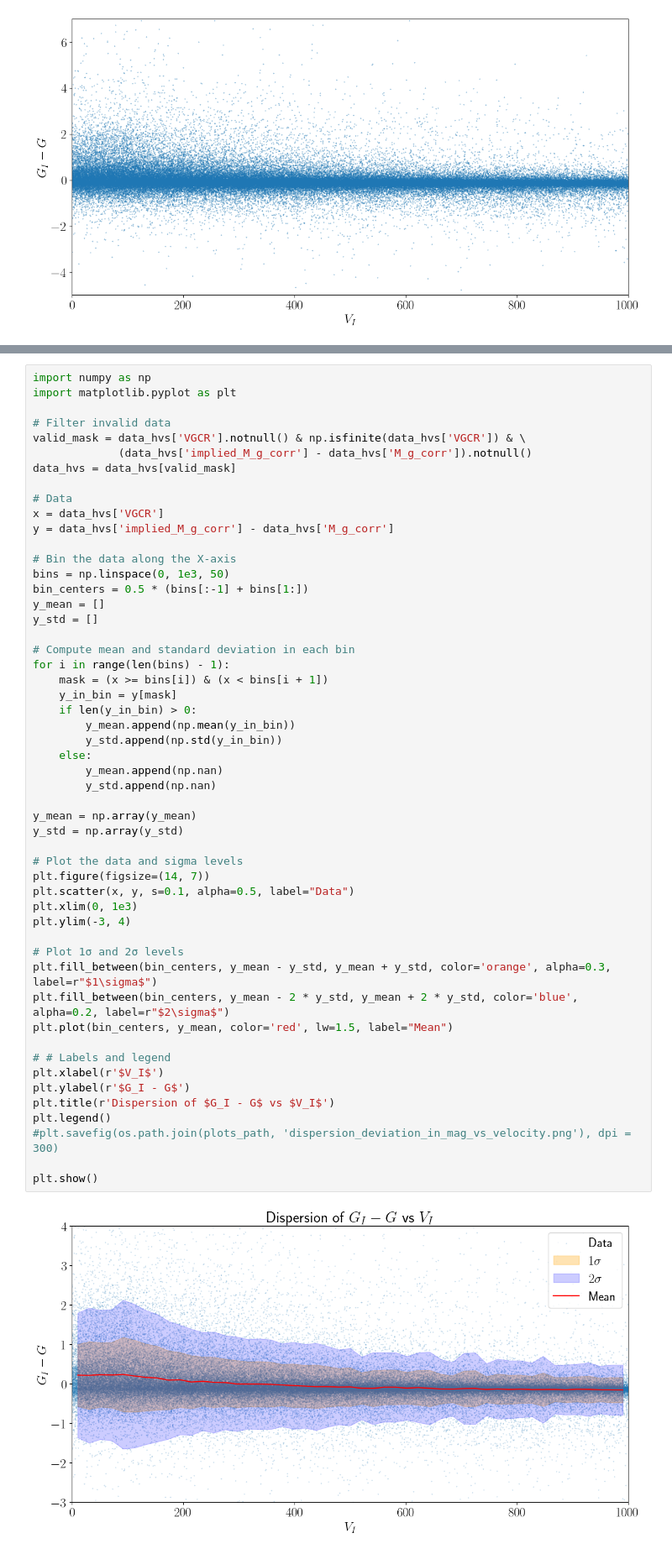
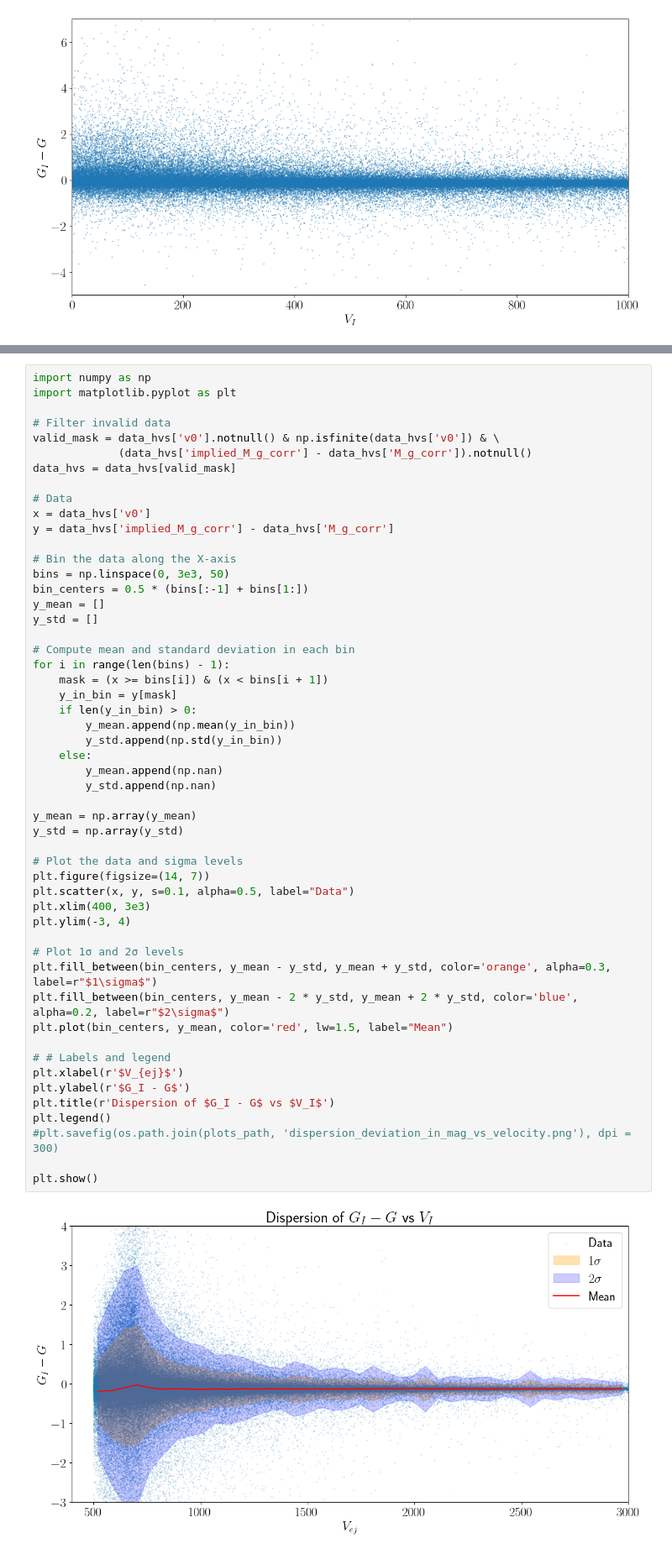
Before and after one commit to fawkez/HVS_1, a Jupyter notebook: Notebooks/selections/speed_limit.ipynb, the cells around one changed output, grey strips where cells are left out. Shown at 84% size. Saved outputs shown, nothing was run; the diff lists cells and outputs as text.

```diff
--- a/Notebooks/selections/speed_limit.ipynb
+++ b/Notebooks/selections/speed_limit.ipynb
@@ -75,16 +91,16 @@ import numpy as np
 import matplotlib.pyplot as plt
 
 # Filter invalid data
-valid_mask = data_hvs['VGCR'].notnull() & np.isfinite(data_hvs['VGCR']) & \
+valid_mask = data_hvs['v0'].notnull() & np.isfinite(data_hvs['v0']) & \
              (data_hvs['implied_M_g_corr'] - data_hvs['M_g_corr']).notnull()
 data_hvs = data_hvs[valid_mask]
 
 # Data
-x = data_hvs['VGCR']
+x = data_hvs['v0']
 y = data_hvs['implied_M_g_corr'] - data_hvs['M_g_corr']
 
 # Bin the data along the X-axis
-bins = np.linspace(0, 1e3, 50)
+bins = np.linspace(0, 3e3, 50)
 bin_centers = 0.5 * (bins[:-1] + bins[1:])
 y_mean = []
 y_std = []
@@ -94,36 +110,36 @@ for i in range(len(bins) - 1):
     mask = (x >= bins[i]) & (x < bins[i + 1])
     y_in_bin = y[mask]
     if len(y_in_bin) > 0:
         y_mean.append(np.mean(y_in_bin))
         y_std.append(np.std(y_in_bin))
     else:
         y_mean.append(np.nan)
         y_std.append(np.nan)
 
 y_mean = np.array(y_mean)
 y_std = np.array(y_std)
 
 # Plot the data and sigma levels
 plt.figure(figsize=(14, 7))
 plt.scatter(x, y, s=0.1, alpha=0.5, label="Data")
-plt.xlim(0, 1e3)
+plt.xlim(400, 3e3)
 plt.ylim(-3, 4)
 
 # Plot 1σ and 2σ levels
 plt.fill_between(bin_centers, y_mean - y_std, y_mean + y_std, color='orange', alpha=0.3, label=r"$1\sigma$")
 plt.fill_between(bin_centers, y_mean - 2 * y_std, y_mean + 2 * y_std, color='blue', alpha=0.2, label=r"$2\sigma$")
 plt.plot(bin_centers, y_mean, color='red', lw=1.5, label="Mean")
 
 # # Labels and legend
-plt.xlabel(r'$V_I$')
+plt.xlabel(r'$V_{ej}$')
 plt.ylabel(r'$G_I - G$')
 plt.title(r'Dispersion of $G_I - G$ vs $V_I$')
 plt.legend()
 #plt.savefig(os.path.join(plots_path, 'dispersion_deviation_in_mag_vs_velocity.png'), dpi = 300)
 
 plt.show()
 # %% [output]
-[figure, old version]
+[figure, new version]
 # %%
 # CMD
 plt.figure(figsize=(7, 10))
```
Also changed, not shown: parts of 3 cells of this notebook, 11 other files.
